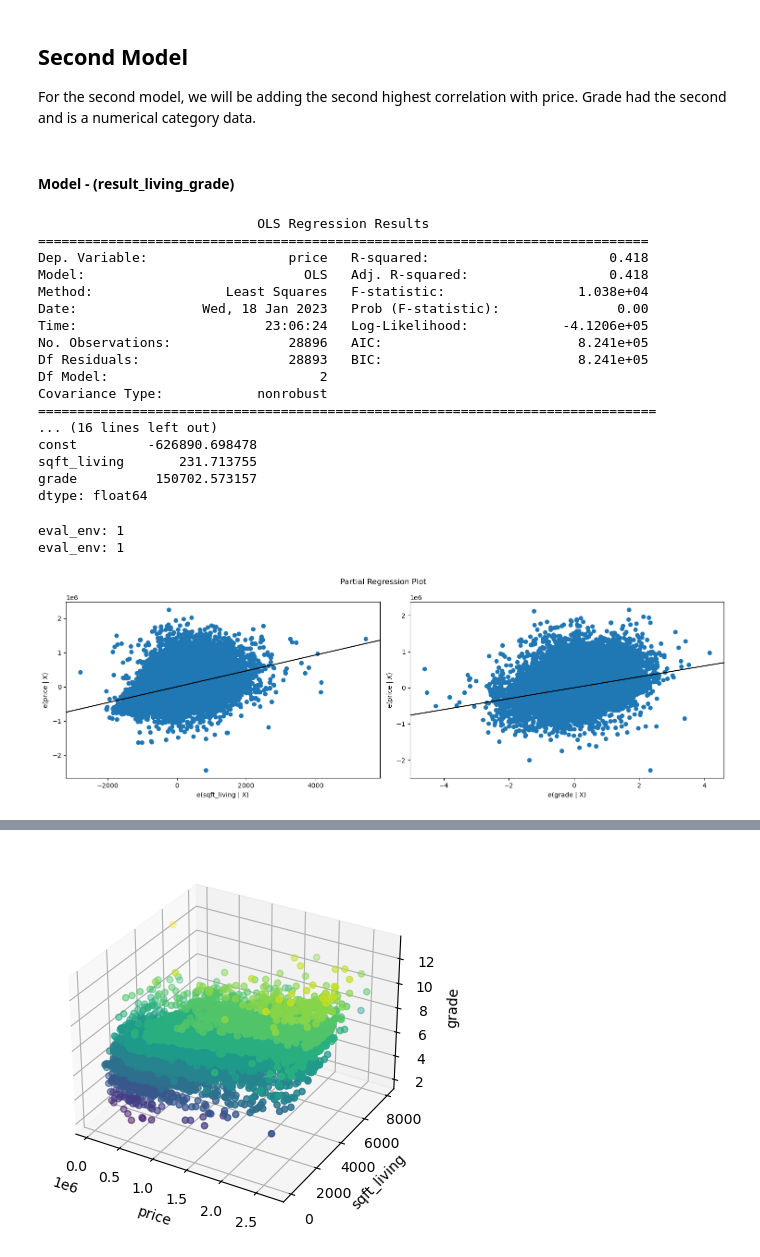
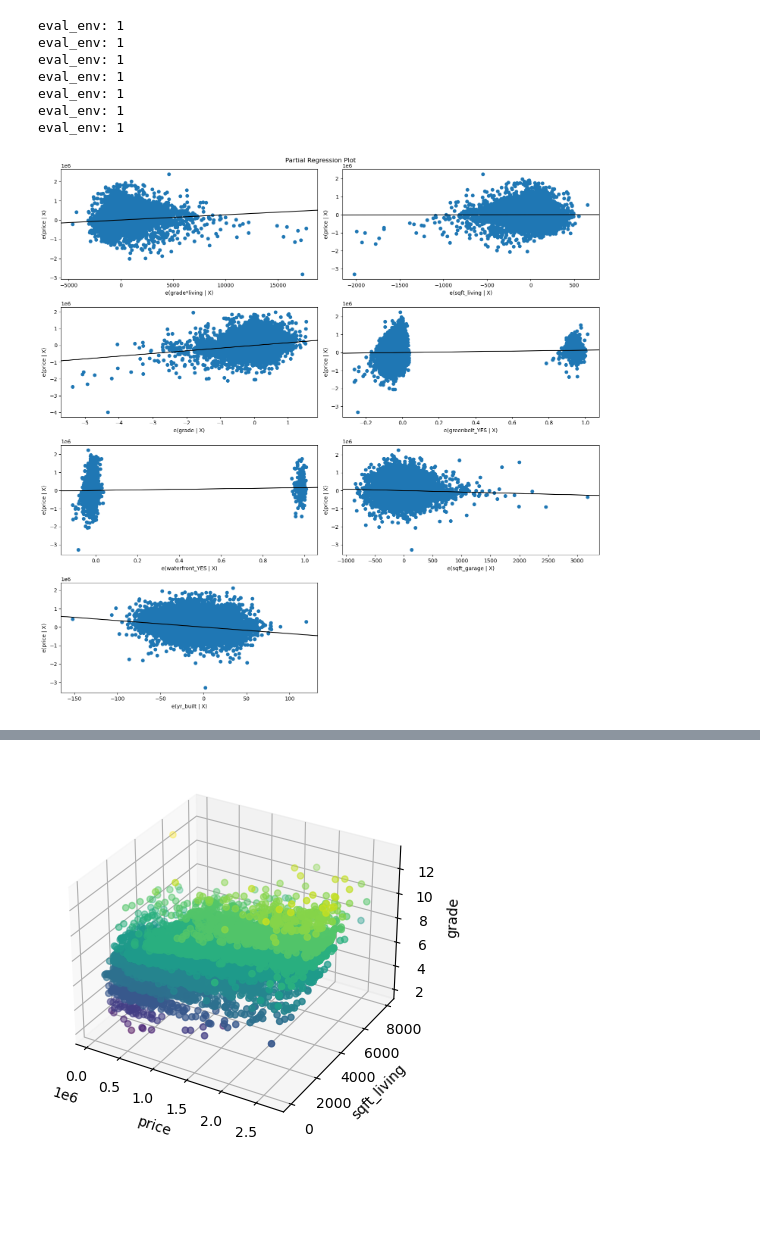
Before and after one commit to Tommyphung1/King-County-Feature-Regression, a Jupyter notebook: main_notebook.ipynb, the cells around one changed output, grey strips where cells are left out. Drawn from its saved outputs; the diff is of its cells as text; code cells hidden in the pictures; blank space fills up the shorter version.

Commit message:
Main Notebook results and model completed

```diff
--- a/main_notebook.ipynb
+++ b/main_notebook.ipynb
@@ -103,6 +0,0 @@ The first model has only the square feet of living since it has the highest corr
-# %%
-X = df_w_dummies['sqft_living']    #One variable
-y = df_w_dummies['price']    # Always with price as dependent
-model_living = sm.OLS(y, sm.add_constant(X))
-result_living = model_living.fit()
-print(result_living.summary())
@@ -155,5 +0,0 @@ The single parameter perform well but we will try to see whether a combination o
-# %% [markdown]
-## Second Model
-For the second model, we will be adding the second highest correlation with price. Grade had the second and is a numerical category data.
-# %% [markdown]
-#### Model - (result_living_grade)
@@ -166,33 +1,13 @@ df_w_dummies = pd.get_dummies(df_cleaned, columns = object_categories, drop_firs
-# %%
-X = df_w_dummies[[ 'sqft_living', 'grade']]
-y = df_w_dummies['price']
-model_living_grade = sm.OLS(y, sm.add_constant(X))
-result_living_grade = model_living_grade.fit()
-print(result_living_grade.summary())
-print(result_living_grade.params)
-# %% [output]
-                            OLS Regression Results
-==============================================================================
-Dep. Variable:                  price   R-squared:                       0.418
-Model:                            OLS   Adj. R-squared:                  0.418
-Method:                 Least Squares   F-statistic:                 1.038e+04
-Date:                Wed, 18 Jan 2023   Prob (F-statistic):               0.00
-Time:                        23:06:24   Log-Likelihood:            -4.1206e+05
-No. Observations:               28896   AIC:                         8.241e+05
-Df Residuals:                   28893   BIC:                         8.241e+05
-Df Model:                           2
-Covariance Type:            nonrobust
-===============================================================================
-... (16 lines left out)
-const         -626890.698478
-sqft_living       231.713755
-grade          150702.573157
-dtype: float64
 # %%
-fig = plt.figure(figsize=(15,5));
-sm.graphics.plot_partregress_grid(result_living_grade, exog_idx=["sqft_living", "grade"], fig= fig);
+fig = plt.figure(figsize=(15,15));
+sm.graphics.plot_partregress_grid(results_dummies, exog_idx=['grade*living','sqft_living', 'grade', 'greenbelt_YES', 'waterfront_YES', 'sqft_garage','yr_built'], fig= fig);
 plt.tight_layout();
 # %% [output]
 eval_env: 1
 eval_env: 1
+eval_env: 1
+eval_env: 1
+eval_env: 1
+eval_env: 1
+eval_env: 1
-[figure, old version]
+[figure, new version]
```
Also changed, not shown: parts of 45 cells of this notebook, 4 other files.
